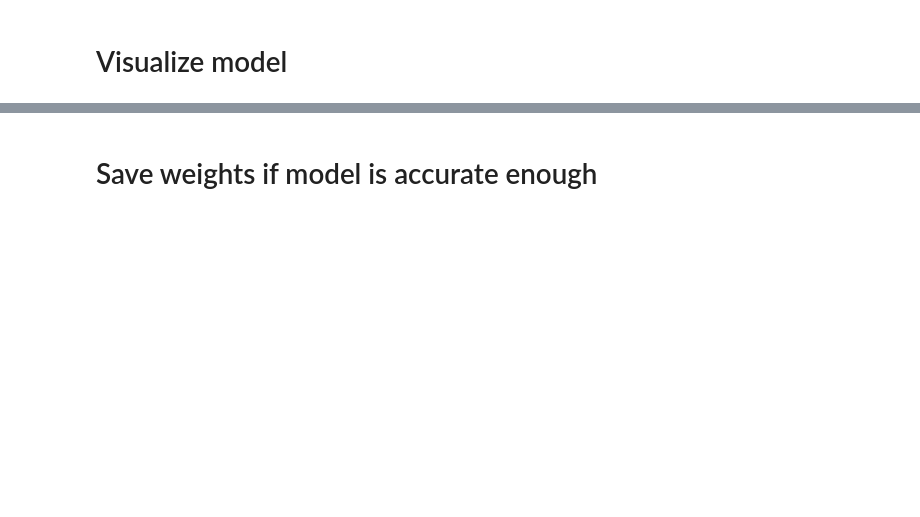
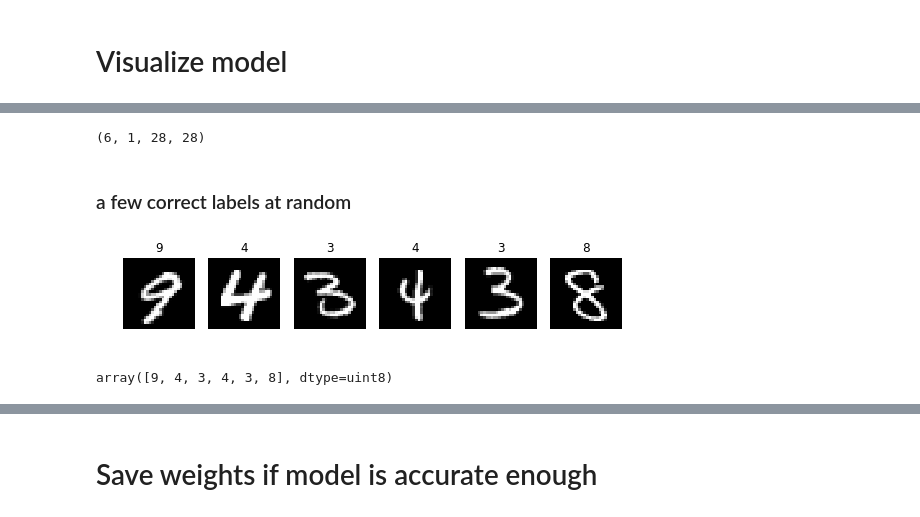
Before and after one commit to j05t/mnist, a Jupyter notebook: mnist-leaky_relu.ipynb, the cells around one changed output, grey strips where cells are left out. Drawn from its saved outputs; the diff is of its cells as text; code cells hidden in the pictures; blank space fills up the shorter version.

Commit message:
added visualization for correct/incorrect predictions

```diff
--- a/mnist-leaky_relu.ipynb
+++ b/mnist-leaky_relu.ipynb
@@ -436,0 +420,3 @@ SVG(model_to_dot(models[0]).create(prog='dot', format='svg'))
+# %%
+correct = np.where(preds==test_labels)[0]
+incorrect = np.where(preds!=test_labels)[0]
@@ -436,0 +431,34 @@ SVG(model_to_dot(models[0]).create(prog='dot', format='svg'))
+# %%
+from numpy.random import permutation
+
+# get a random selection of correctly predicted images
+idx = permutation(correct)[:n_view]
+idx_incorrect = permutation(incorrect)[:n_view]
+# %%
+preds_correct = preds[idx]
+preds_incorrect = preds[idx_incorrect]
+# %%
+imgs = x_test[idx]
+imgs_incorrect = x_test[idx_incorrect]
+# %%
+imgs.shape
+# %% [output]
+(6, 1, 28, 28)
+# %% [markdown]
+### a few correct labels at random
+# %%
+f = plt.figure(figsize=(12,6))
+
+for i in range(n_view):
+    sp = f.add_subplot(2, 26//3, i+1)
+    sp.axis('Off')
+    sp.set_title(preds_correct[i])
+    img = imgs[i].astype('float32')
+    plt.imshow(img[0], cmap='gray')
+# %% [output]
+[figure, added]
+# %%
+# ground truth labels
+test_labels[idx]
+# %% [output]
+array([9, 4, 3, 4, 3, 8], dtype=uint8)
```
Also changed, not shown: parts of 32 cells of this notebook.
